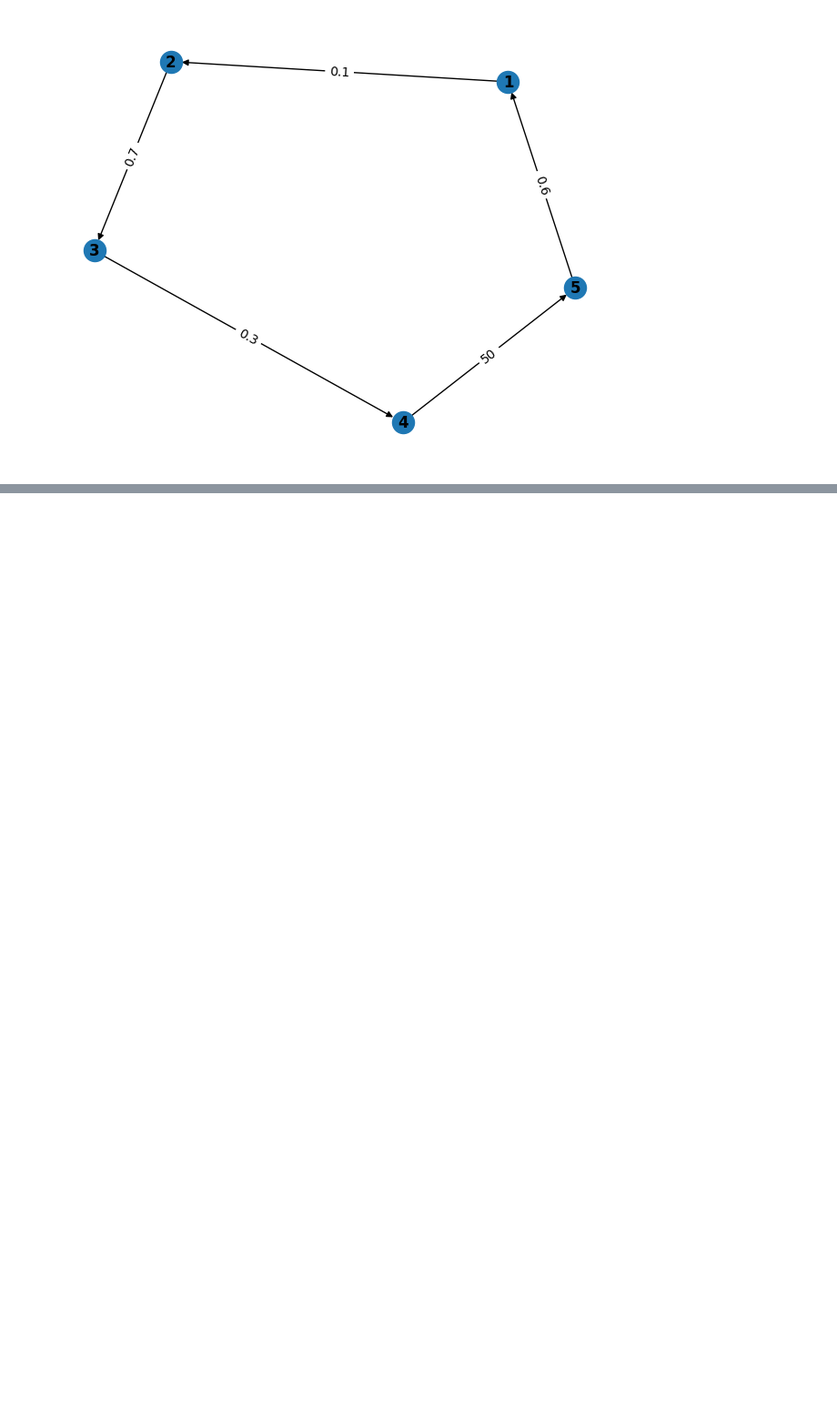
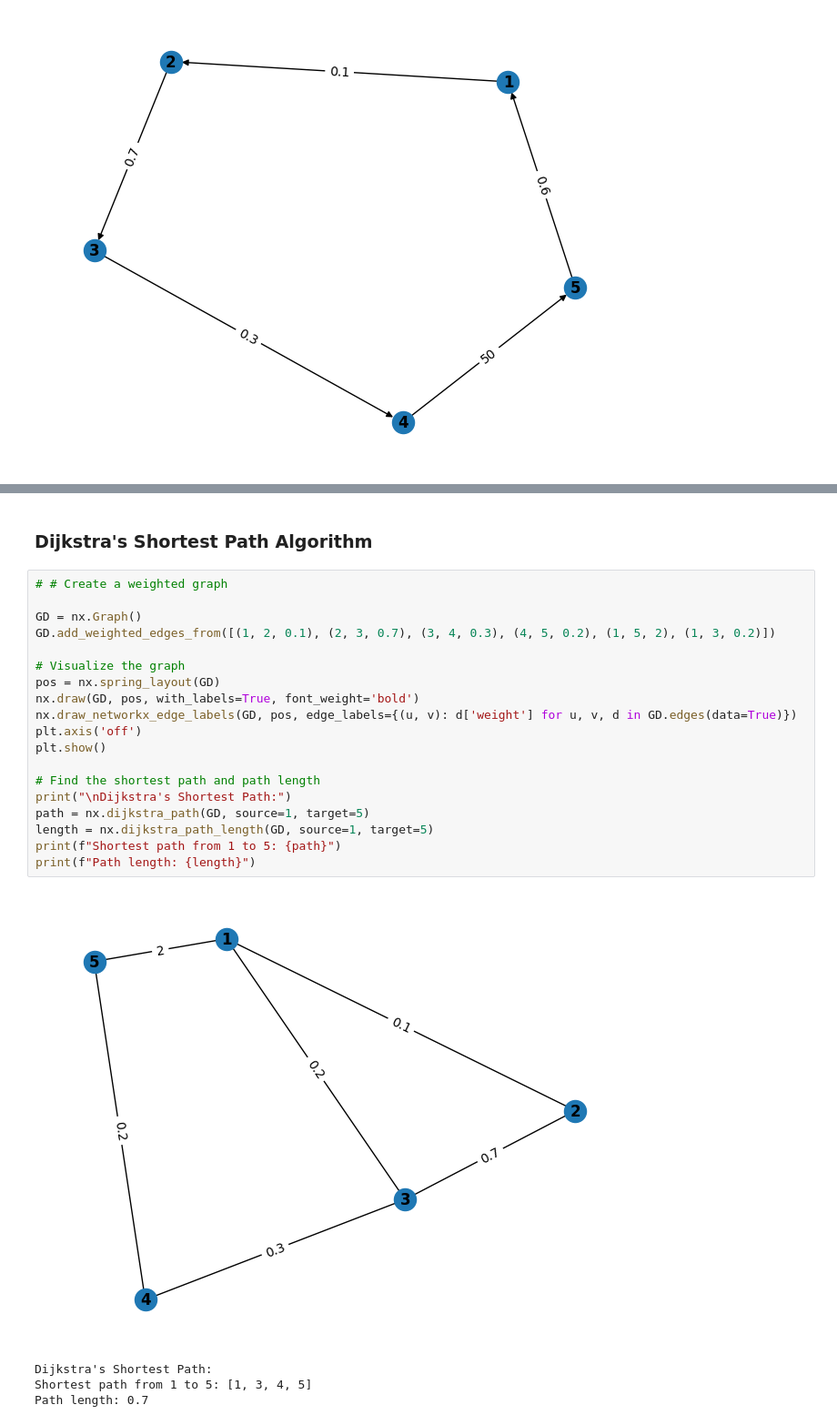
Before and after one commit to behrangEhi/complex-network, a Jupyter notebook: NetworkX.ipynb, the cells around one changed output, grey strips where cells are left out. Shown: that part at 91% size. Cells and saved outputs as stored; diff of their text form; blank space fills up the shorter version.

```diff
--- a/NetworkX.ipynb
+++ b/NetworkX.ipynb
@@ -130,0 +190,26 @@ plt.show()
+# %% [markdown]
+### Dijkstra's Shortest Path Algorithm
+# %%
+# # Create a weighted graph
+
+GD = nx.Graph()
+GD.add_weighted_edges_from([(1, 2, 0.1), (2, 3, 0.7), (3, 4, 0.3), (4, 5, 0.2), (1, 5, 2), (1, 3, 0.2)])
+
+# Visualize the graph
+pos = nx.spring_layout(GD)
+nx.draw(GD, pos, with_labels=True, font_weight='bold')
+nx.draw_networkx_edge_labels(GD, pos, edge_labels={(u, v): d['weight'] for u, v, d in GD.edges(data=True)})
+plt.axis('off')
+plt.show()
+
+# Find the shortest path and path length
+print("\nDijkstra's Shortest Path:")
+path = nx.dijkstra_path(GD, source=1, target=5)
+length = nx.dijkstra_path_length(GD, source=1, target=5)
+print(f"Shortest path from 1 to 5: {path}")
+print(f"Path length: {length}")
+# %% [output]
+[figure, added]
+Dijkstra's Shortest Path:
+Shortest path from 1 to 5: [1, 3, 4, 5]
+Path length: 0.7
```
Also changed, not shown: parts of 6 cells of this notebook.
